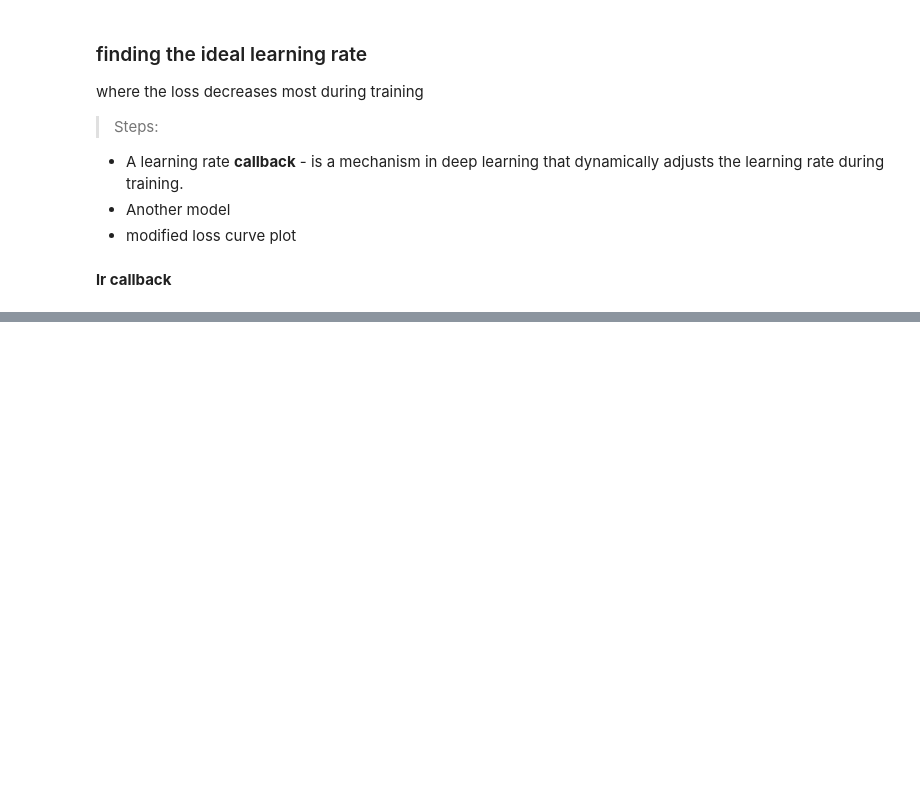
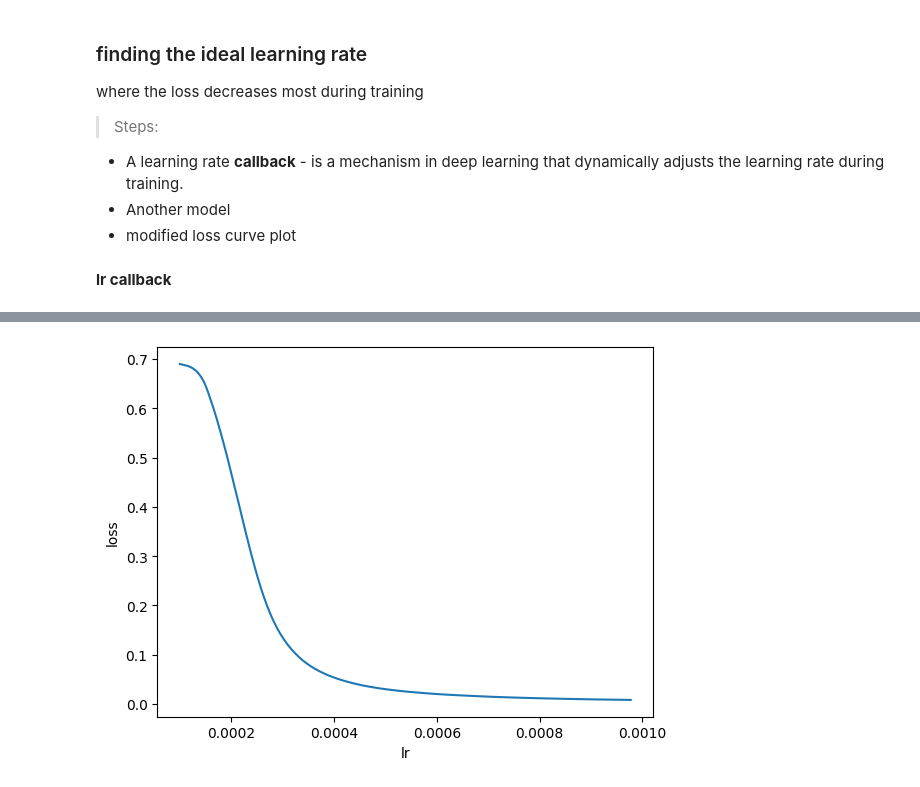
Before and after one commit to divyalaldinani/Deep-Learning-in-TensorFlow, a Jupyter notebook: 03_classification_using_NN_in_tensorflow.ipynb, the cells around one changed output, grey strips where cells are left out. Cells and saved outputs as stored; diff of their text form; code cells hidden in the pictures; blank space fills up the shorter version.

```diff
--- a/03_classification_using_NN_in_tensorflow.ipynb
+++ b/03_classification_using_NN_in_tensorflow.ipynb
@@ -477,0 +539,7 @@ model_5.fit(
+# %%
+plt.plot(lr, history.history['loss'])
+plt.xlabel('lr')
+plt.ylabel('loss')
+plt.show()
+# %% [output]
+[figure, added]
```
Also changed, not shown: parts of 32 cells of this notebook.
